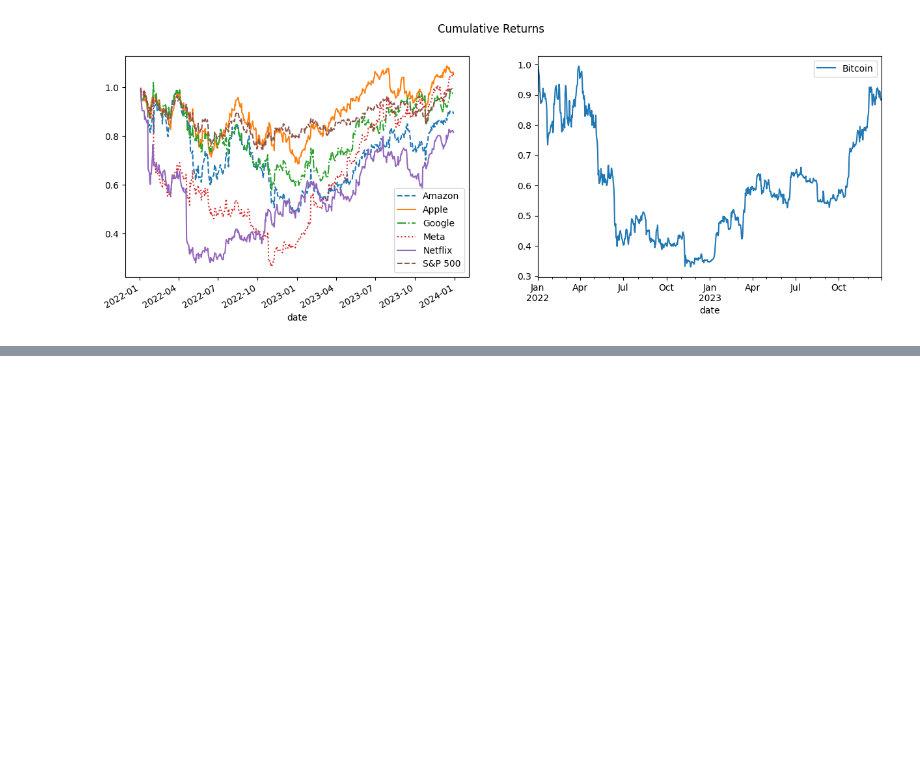
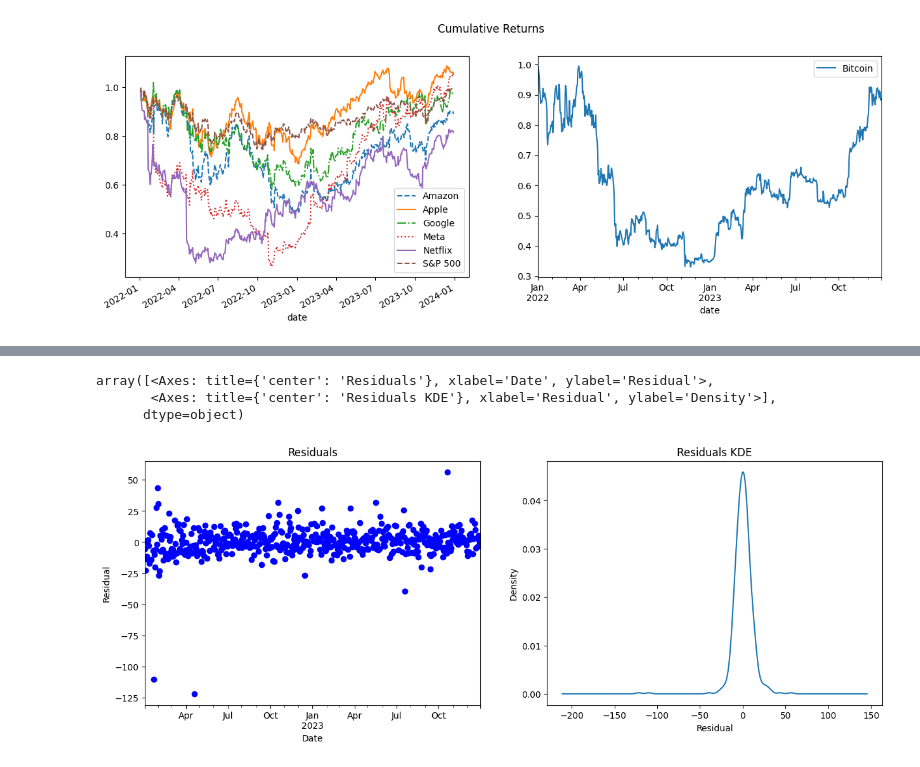
Before and after one commit to adrianacupp/Data_Analysis_with_Pandas, a Jupyter notebook: financial_analysis.ipynb, the cells around one changed output, grey strips where cells are left out. Saved outputs shown, nothing was run; the diff lists cells and outputs as text; code cells hidden in the pictures; blank space fills up the shorter version.

```diff
--- a/financial_analysis.ipynb
+++ b/financial_analysis.ipynb
@@ -304,0 +352,5 @@ Text(0.5, 0.98, 'Cumulative Returns')
+# %%
+#build a linear regression using the last value to determine the next value
+X, y, lm = StockModeler.regression(nflx)
+lm.summary()
+#high Rsq cause stok data is highly autocorrelated. öet's check for residuals
@@ -304,0 +377,8 @@ Text(0.5, 0.98, 'Cumulative Returns')
+# %%
+StockModeler.plot_residuals(lm)
+#lm also suffers from heteroskedasticity
+# %% [output]
+array([<Axes: title={'center': 'Residuals'}, xlabel='Date', ylabel='Residual'>,
+       <Axes: title={'center': 'Residuals KDE'}, xlabel='Residual', ylabel='Density'>],
+      dtype=object)
+[figure, added]
```
Also changed, not shown: parts of 11 cells of this notebook.
